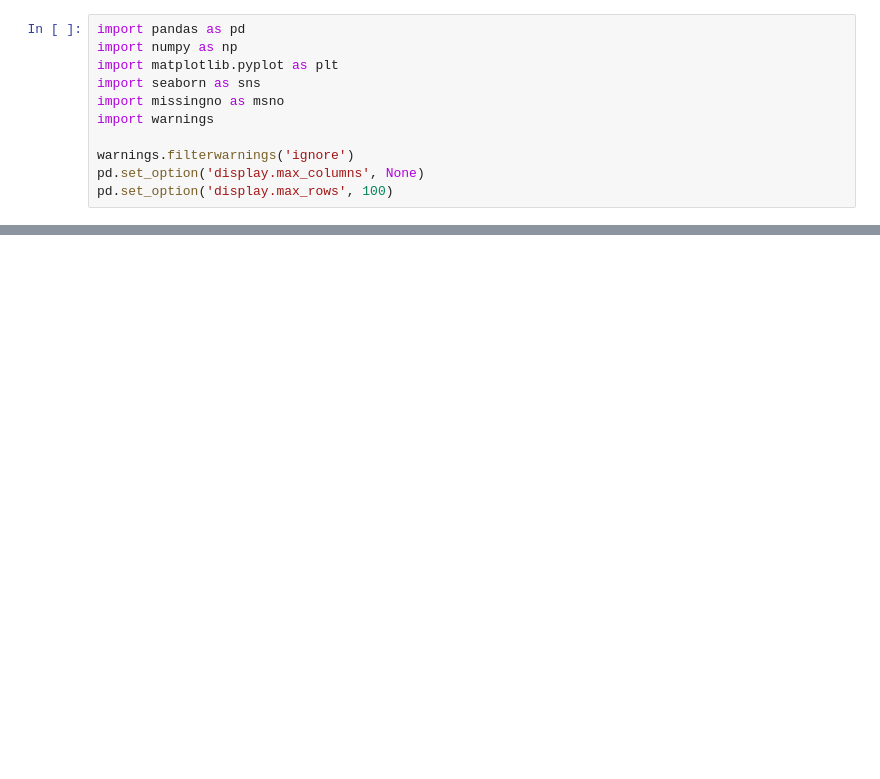
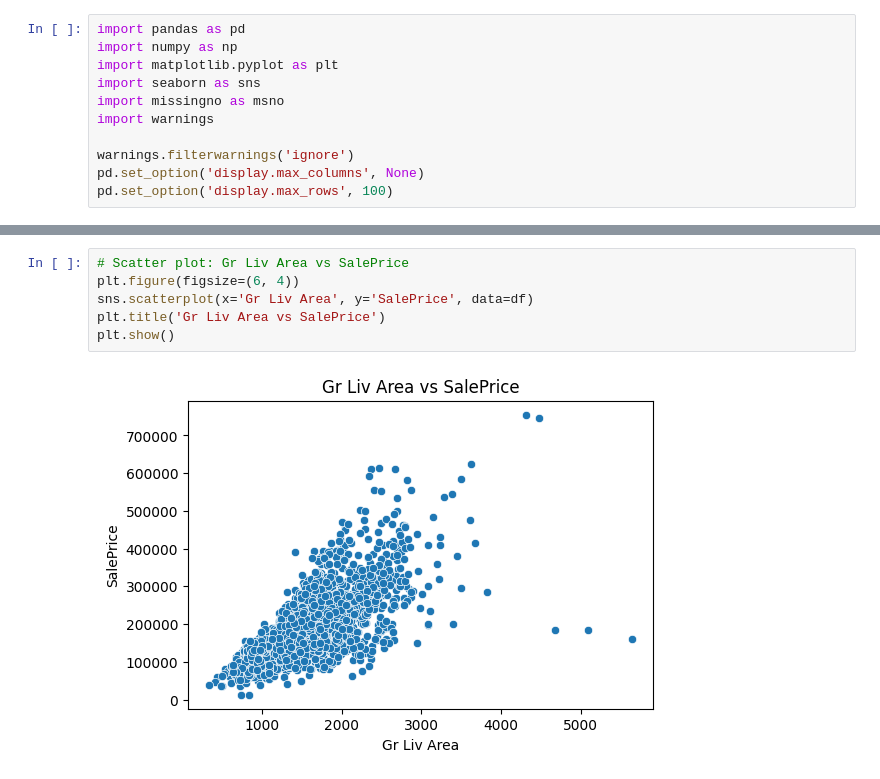
Before and after one commit to Poojithagadela25/Python_final_project, a Jupyter notebook: EDA.ipynb, the cells around one changed output, grey strips where cells are left out. Drawn from its saved outputs; the diff is of its cells as text; blank space fills up the shorter version.

```diff
--- a/EDA.ipynb
+++ b/EDA.ipynb
@@ -56,2 +218,10 @@ plt.show()
+# %%
+# Scatter plot: Gr Liv Area vs SalePrice
+plt.figure(figsize=(6, 4))
+sns.scatterplot(x='Gr Liv Area', y='SalePrice', data=df)
+plt.title('Gr Liv Area vs SalePrice')
+plt.show()
+# %% [output]
+[figure, added]
 # %%
 # Boxplot of Overall Qual vs SalePrice
```
Also changed, not shown: parts of 25 cells of this notebook.
